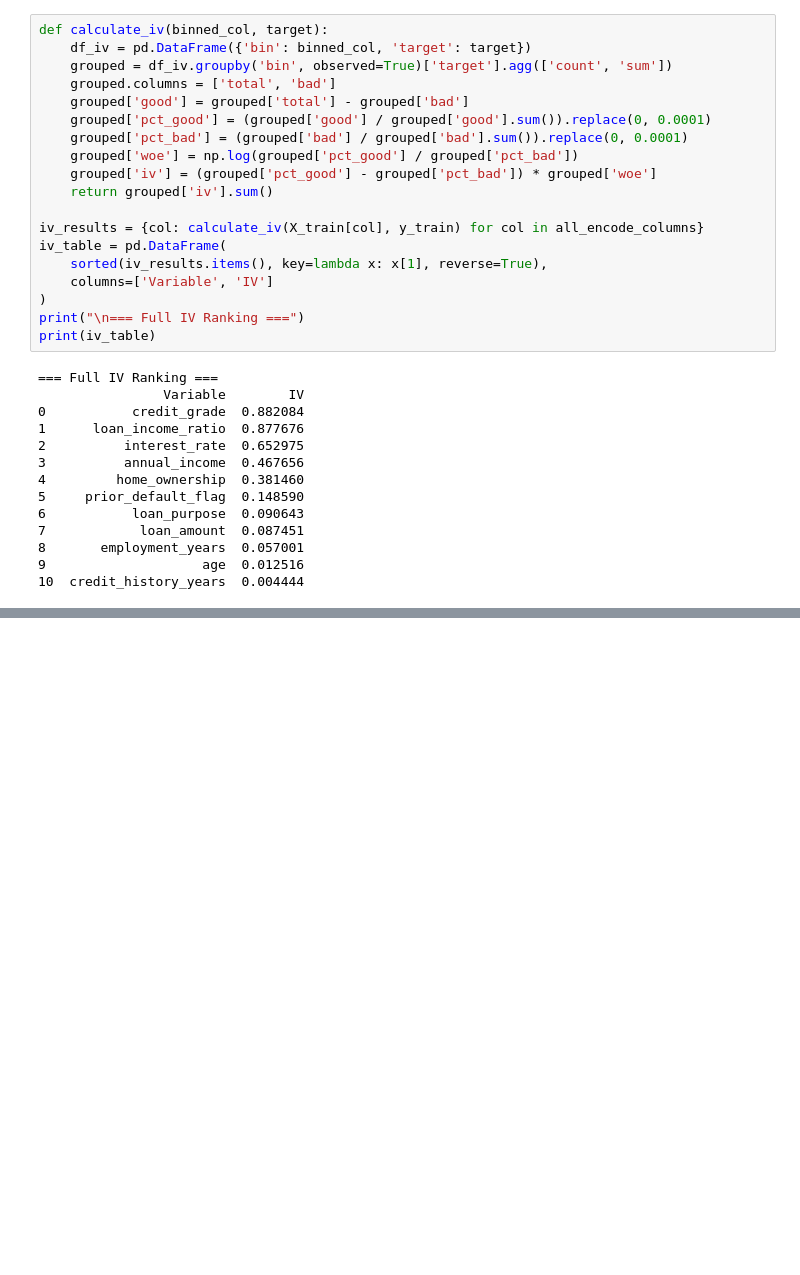
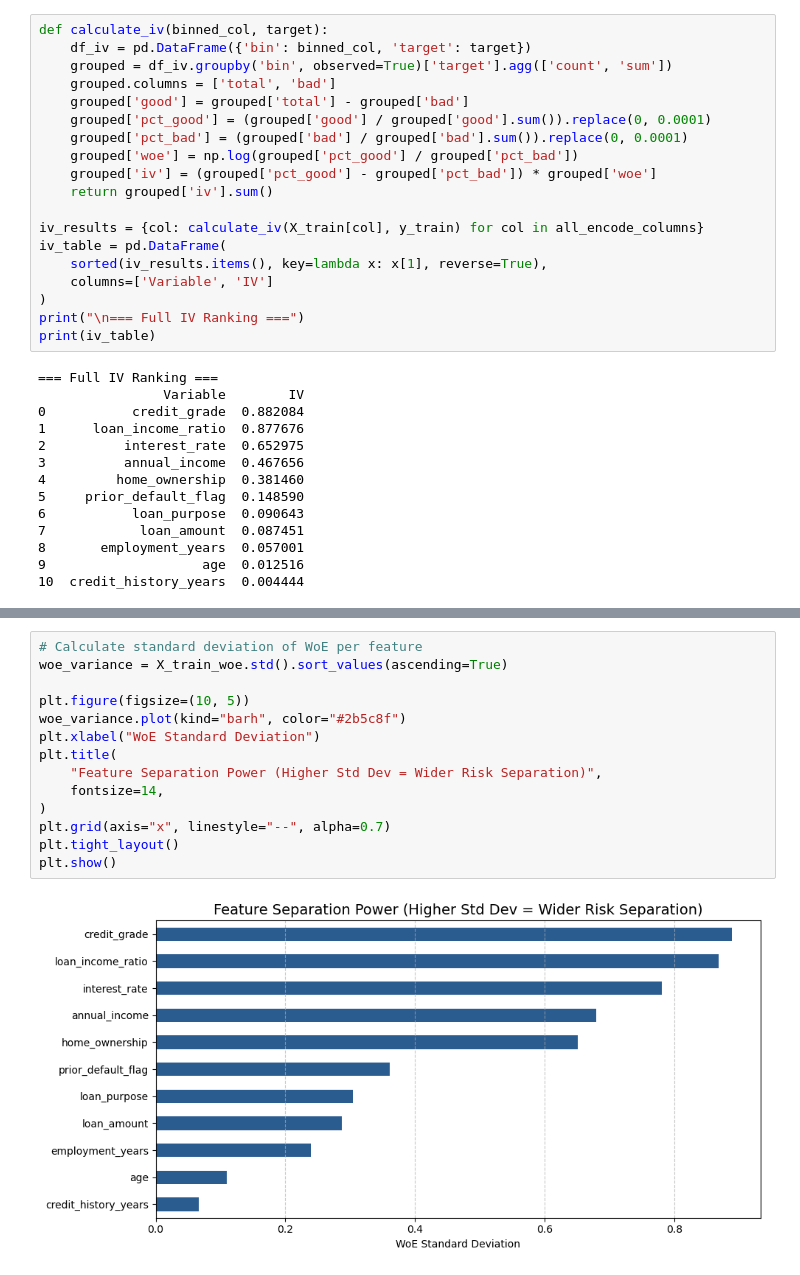
Before and after one commit to manish-singh-deswal/credit-risk-application-scorecard, a Jupyter notebook: 02_notebooks/model.ipynb, the cells around one changed output, grey strips where cells are left out. Drawn from its saved outputs; the diff is of its cells as text; blank space fills up the shorter version.

```diff
--- a/02_notebooks/model.ipynb
+++ b/02_notebooks/model.ipynb
@@ -352,0 +410,16 @@ print(iv_table)
+# %%
+# Calculate standard deviation of WoE per feature
+woe_variance = X_train_woe.std().sort_values(ascending=True)
+
+plt.figure(figsize=(10, 5))
+woe_variance.plot(kind="barh", color="#2b5c8f")
+plt.xlabel("WoE Standard Deviation")
+plt.title(
+    "Feature Separation Power (Higher Std Dev = Wider Risk Separation)",
+    fontsize=14,
+)
+plt.grid(axis="x", linestyle="--", alpha=0.7)
+plt.tight_layout()
+plt.show()
+# %% [output]
+[figure, added]
```
Also changed, not shown: parts of 12 cells of this notebook.
